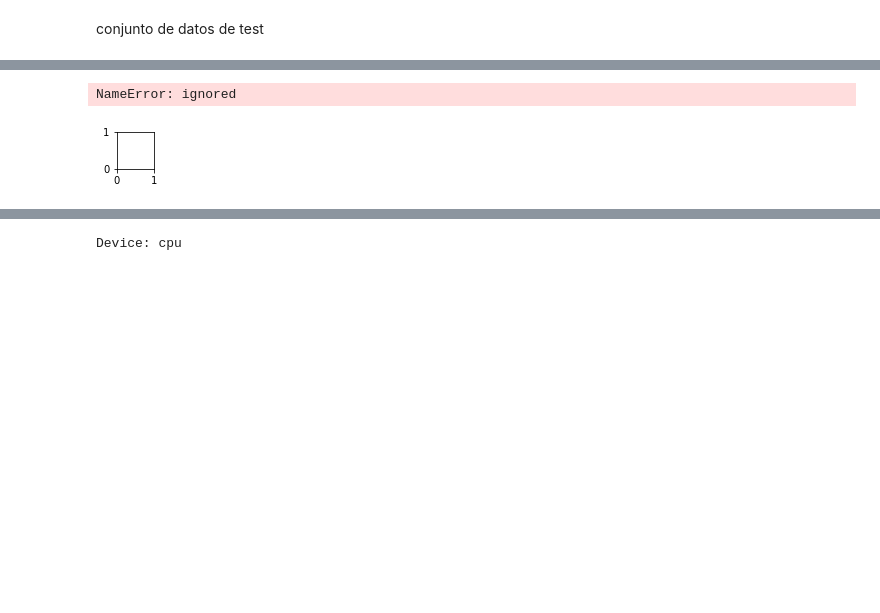
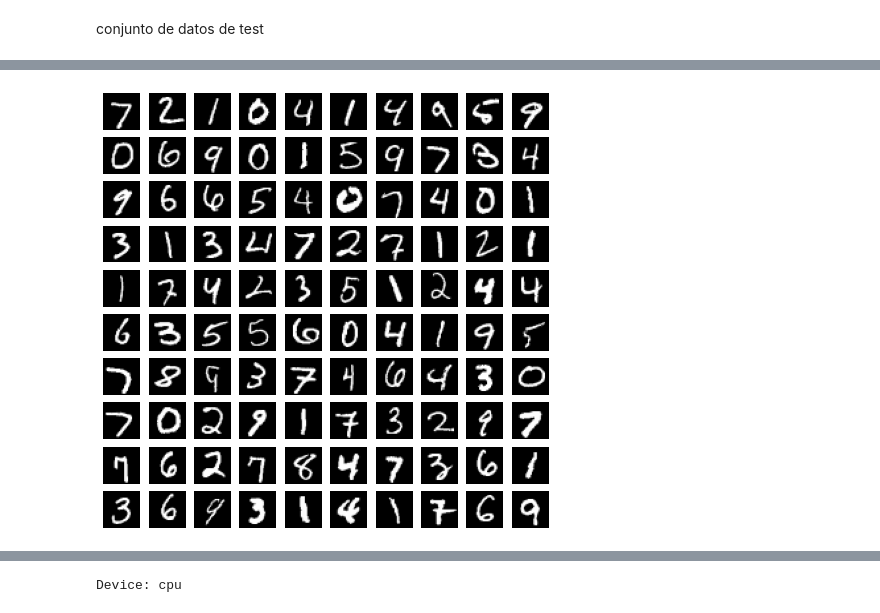
Before and after one commit to mpolitano/redesNueronales, a Jupyter notebook: Final2022.ipynb, the cells around one changed output, grey strips where cells are left out. Saved outputs shown, nothing was run; the diff lists cells and outputs as text; code cells hidden in the pictures; blank space fills up the shorter version.

```diff
--- a/Final2022.ipynb
+++ b/Final2022.ipynb
@@ -70,3 +36,26 @@ imshow me permite graficar un array con forma de imagen
 El dataset esta guardado como una lista de dos valores. El 0 es la imagen, el elemento 1 es la imagen
 # %% [markdown]
  conjunto de datos de test
+# %%
+## Transforms images to a PyTorch Tensor
+transform = transforms.Compose([transforms.ToTensor()])
+
+    # load the dataset
+train_dataset = datasets.MNIST(
+    root='./data', train=True,
+    download=True, transform=transform
+)
+
+test_dataset = datasets.MNIST(
+    root='./data', train=False,
+    download=True, transform=transform
+)
+
+train_loader = torch.utils.data.DataLoader(
+    train_dataset, batch_size=batch_size,
+    shuffle=True
+)
+
+test_loader = torch.utils.data.DataLoader(
+    test_dataset, batch_size=batch_size, shuffle=False
+)
@@ -73,13 +83,12 @@ El dataset esta guardado como una lista de dos valores. El 0 es la imagen, el el
 # %%
 Nshowx = 10
 Nshowy = 10
 plt.figure(figsize=(8,8))
 for i in range(1,Nshowx*Nshowy+1):
     plt.subplot(Nshowx,Nshowy,i)
-    plt.imshow(train_dataset.data[i-1], cmap='gray')
+    plt.imshow(test_dataset.data[i-1], cmap='gray')
     plt.axis("off")
 plt.savefig(os.path.join('ejemplos.pdf'), dpi=300)
 plt.show()
 # %% [output]
-NameError: ignored
-[figure, old version]
+[figure, new version]
```
Also changed, not shown: parts of 38 cells of this notebook.
